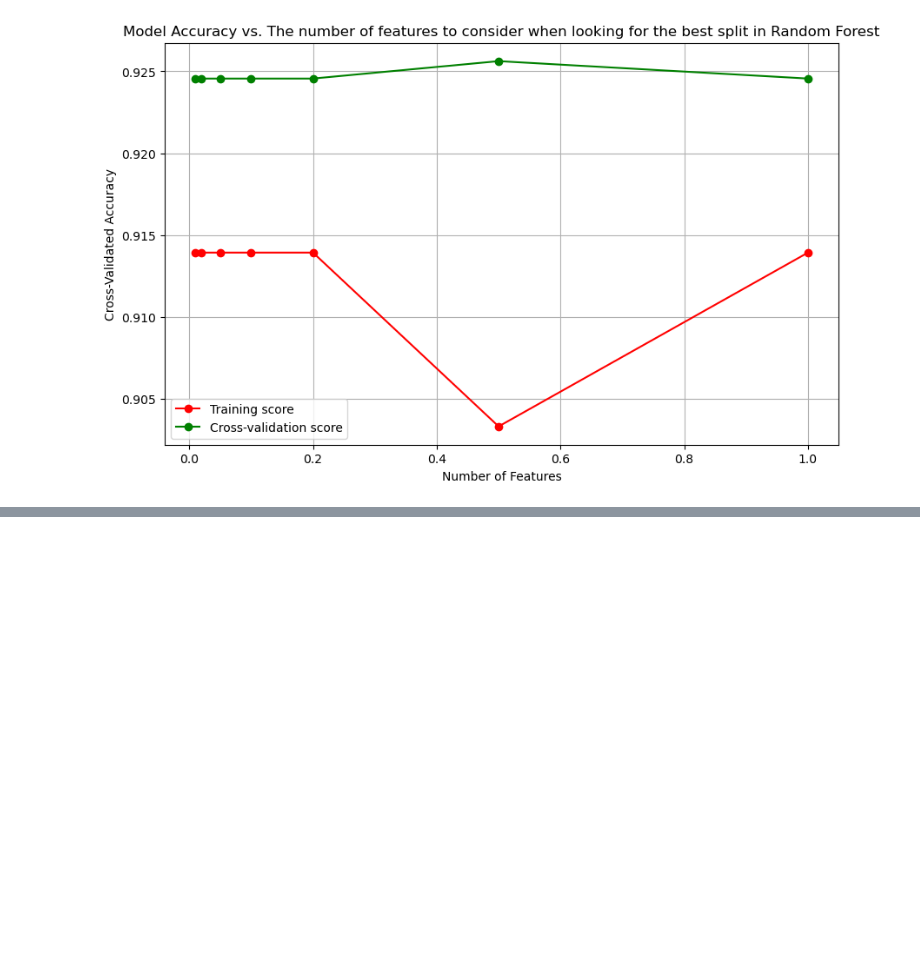
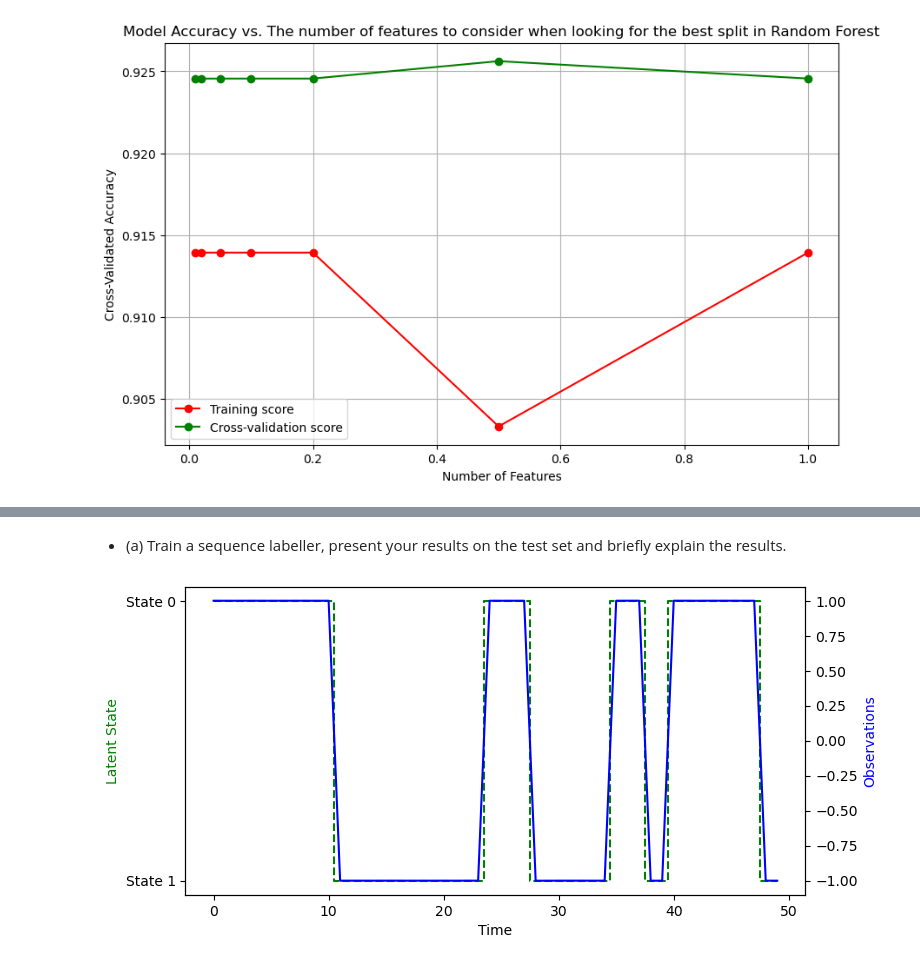
Before and after one commit to Macieeej/MachineLearning2023, a Jupyter notebook: cw_tc19422/classification_and_sequence_labelling.ipynb, the cells around one changed output, grey strips where cells are left out. Drawn from its saved outputs; the diff is of its cells as text; code cells hidden in the pictures; blank space fills up the shorter version.

```diff
--- a/cw_tc19422/classification_and_sequence_labelling.ipynb
+++ b/cw_tc19422/classification_and_sequence_labelling.ipynb
@@ -606,0 +622,5 @@ plt.show()
+# %%
+from sklearn.model_selection import train_test_split
+
+# create train/test split. Sequences are kept complete.
+X_by_seq_tr, X_by_seq_test, y_by_seq_tr, y_by_seq_test = train_test_split(X_by_seq, y_by_seq, test_size=0.2, random_state=21)  # You may wish to make further splits of the data or to modify this split.
@@ -606,0 +639,12 @@ plt.show()
+# %%
+from hmmlearn import hmm  # We recommend using this class if builing an HMM
+
+# Record the mean feature values for observations in each state
+means = np.zeros((n_states, len(input_cols)))
+
+# Record the variance of feature values for observations in each state
+diagonal_covars = np.zeros((n_states, len(input_cols)))
+
+for state in range(n_states):
+    means[state] = np.mean(X_given_y[state], axis=0)
+    diagonal_covars[state, :] = np.var(X_given_y[state], axis=0)
@@ -606,0 +658,3 @@ plt.show()
+# %% [markdown]
+- (a) Train a sequence labeller, present your results on the test set and
+briefly explain the results.
@@ -606,0 +723,51 @@ plt.show()
+# %%
+def plot_hmm(model, states, observations):
+    """Plots HMM states and observations for 1d states and observations.
+
+    Args:
+    model (hmmlearn model):               hmmlearn model used to get state means.
+    states (numpy array of floats):       Samples of the states.
+    observations (numpy array of floats): Samples of the states.
+    """
+
+    nsteps = states.size
+    fig, ax1 = plt.subplots(figsize=(8,4))
+    states_forplot = list(map(lambda s: model.means_[s], states))
+    ax1.step(np.arange(nstep), states_forplot, "--", where="mid", alpha=1.0, c="green")
+    ax1.set_xlabel("Time")
+    ax1.set_ylabel("Latent State", c="green")
+    ax1.set_yticks([-1, 1])
+    ax1.set_yticklabels(["State 1", "State 0"])
+
+    ax2 = ax1.twinx()
+    ax2.plot(np.arange(nstep), observations.flatten(), c="blue")
+    ax2.set_ylabel("Observations", c="blue")
+    ax1.set_ylim(ax2.get_ylim())
+    plt.show(fig)
+
+
+def hmm_model(switch_prob, noise_level, startprob):
+    """Create an HMM with binary state variable and 1D Gaussian observations
+    """
+
+    n_components = 2
+    model = hmm.GaussianHMM(n_components=n_components, covariance_type="full")
+    model.startprob_ = startprob
+    # should be shape (2, 2), i.e., a transition matrix for 2 states
+    model.transmat_ = np.array([[1. - switch_prob, switch_prob],
+                                [switch_prob, 1. - switch_prob]])
+    model.means_ = np.array([[1.0], [-1.0]])
+
+    # should be shape (2, 1, 1), i.e., 2 1x1 covariance matrices
+    model.covars_ = np.ones((2, 1, 1)) * noise_level
+
+    return model
+
+
+np.random.seed(101)
+nstep = 50
+model = hmm_model(switch_prob=0.1, noise_level=1e-8, startprob=np.array([1.0, 0.0]))
+observations, states = model.sample(nstep)
+plot_hmm(model, states, observations)
+# %% [output]
+[figure, added]
```
Also changed, not shown: parts of 8 cells of this notebook, 10 other files.
